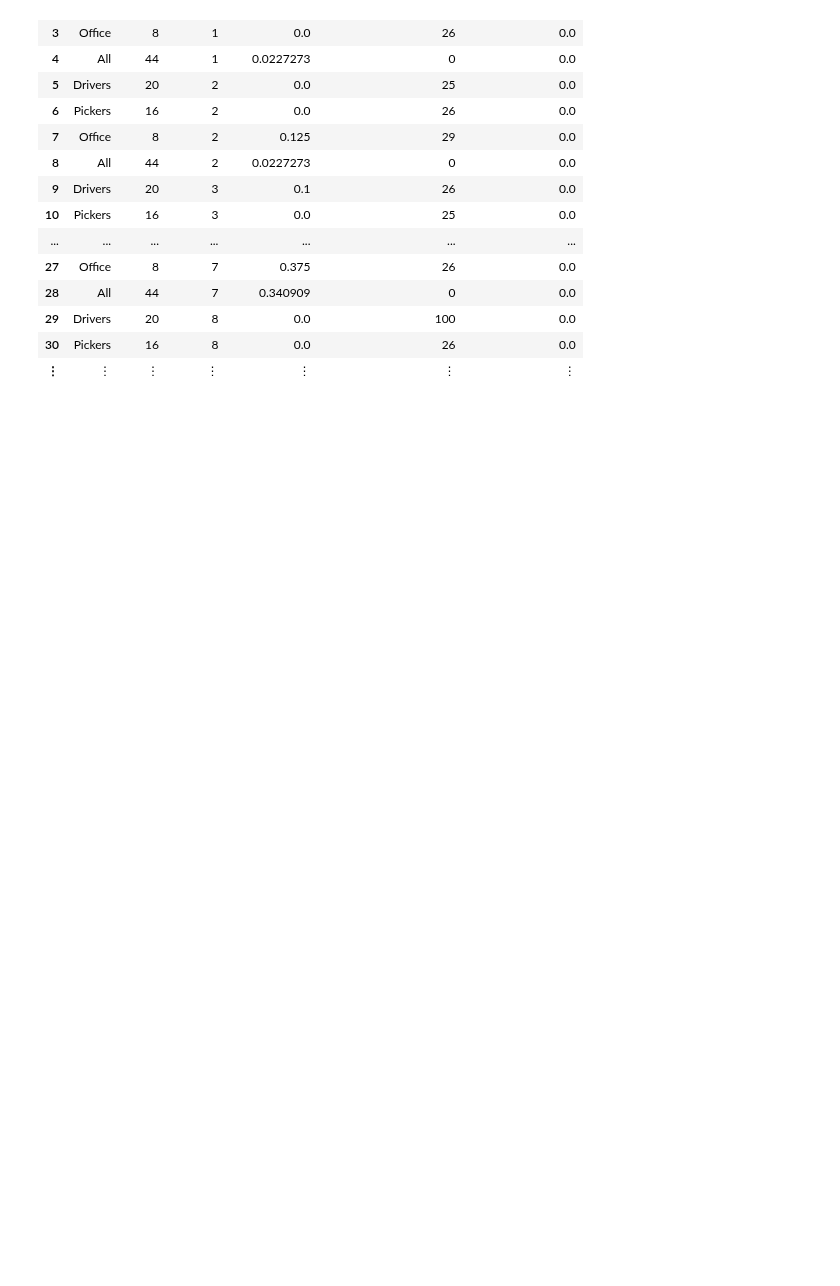
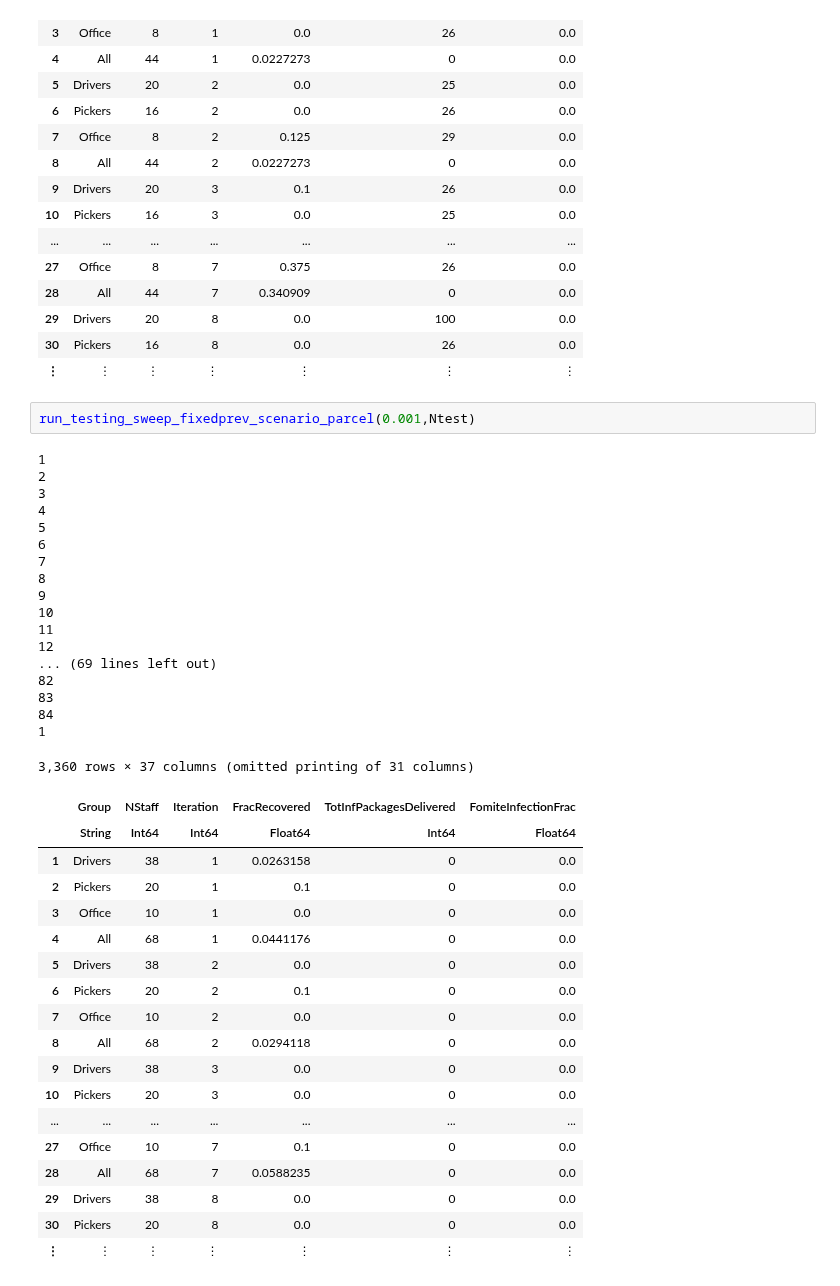
Before and after one commit to CarlWhitfield/Workplace_delivery_transmission, a Jupyter notebook: Network_workplace_model/Debugging/test_param_sweep.ipynb, the cells around one changed output. Cells and saved outputs as stored; diff of their text form; blank space fills up the shorter version.

Commit message:
Added more param sweeps

```diff
--- a/Network_workplace_model/Debugging/test_param_sweep.ipynb
+++ b/Network_workplace_model/Debugging/test_param_sweep.ipynb
@@ -268,3 +268,42 @@ dfnotesting = df[df["protocol"] .== "No testing",:]
 | 29 | Drivers | 20 | 8 | 0.0 | 100 | 0.0 |
 | 30 | Pickers | 16 | 8 | 0.0 | 26 | 0.0 |
 | ⋮ | ⋮ | ⋮ | ⋮ | ⋮ | ⋮ | ⋮ |
+# %%
+run_testing_sweep_fixedprev_scenario_parcel(0.001,Ntest)
+# %% [output]
+1
+2
+3
+4
+5
+6
+7
+8
+9
+10
+11
+12
+... (69 lines left out)
+82
+83
+84
+1
+3,360 rows × 37 columns (omitted printing of 31 columns)
+|  | Group | NStaff | Iteration | FracRecovered | TotInfPackagesDelivered | FomiteInfectionFrac |
+|  | String | Int64 | Int64 | Float64 | Int64 | Float64 |
+| 1 | Drivers | 38 | 1 | 0.0263158 | 0 | 0.0 |
+| 2 | Pickers | 20 | 1 | 0.1 | 0 | 0.0 |
+| 3 | Office | 10 | 1 | 0.0 | 0 | 0.0 |
+| 4 | All | 68 | 1 | 0.0441176 | 0 | 0.0 |
+| 5 | Drivers | 38 | 2 | 0.0 | 0 | 0.0 |
+| 6 | Pickers | 20 | 2 | 0.1 | 0 | 0.0 |
+| 7 | Office | 10 | 2 | 0.0 | 0 | 0.0 |
+| 8 | All | 68 | 2 | 0.0294118 | 0 | 0.0 |
+| 9 | Drivers | 38 | 3 | 0.0 | 0 | 0.0 |
+| 10 | Pickers | 20 | 3 | 0.0 | 0 | 0.0 |
+| ... | ... | ... | ... | ... | ... | ... |
+| 27 | Office | 10 | 7 | 0.1 | 0 | 0.0 |
+| 28 | All | 68 | 7 | 0.0588235 | 0 | 0.0 |
+| 29 | Drivers | 38 | 8 | 0.0 | 0 | 0.0 |
+| 30 | Pickers | 20 | 8 | 0.0 | 0 | 0.0 |
+| ⋮ | ⋮ | ⋮ | ⋮ | ⋮ | ⋮ | ⋮ |
```
Also changed, not shown: parts of 1 cell of this notebook, 1 other file.
